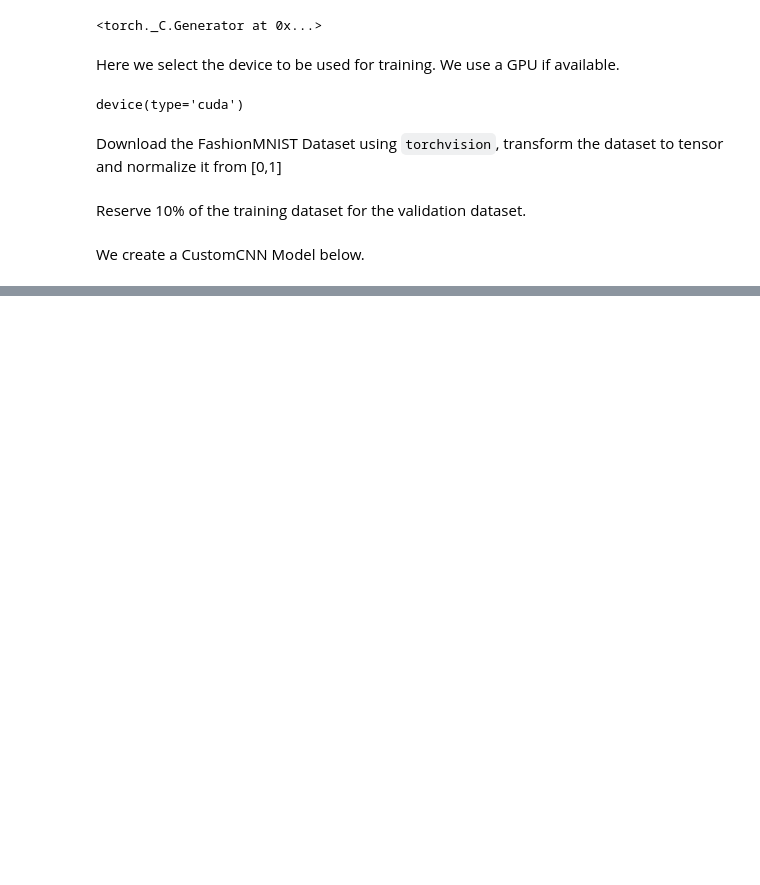
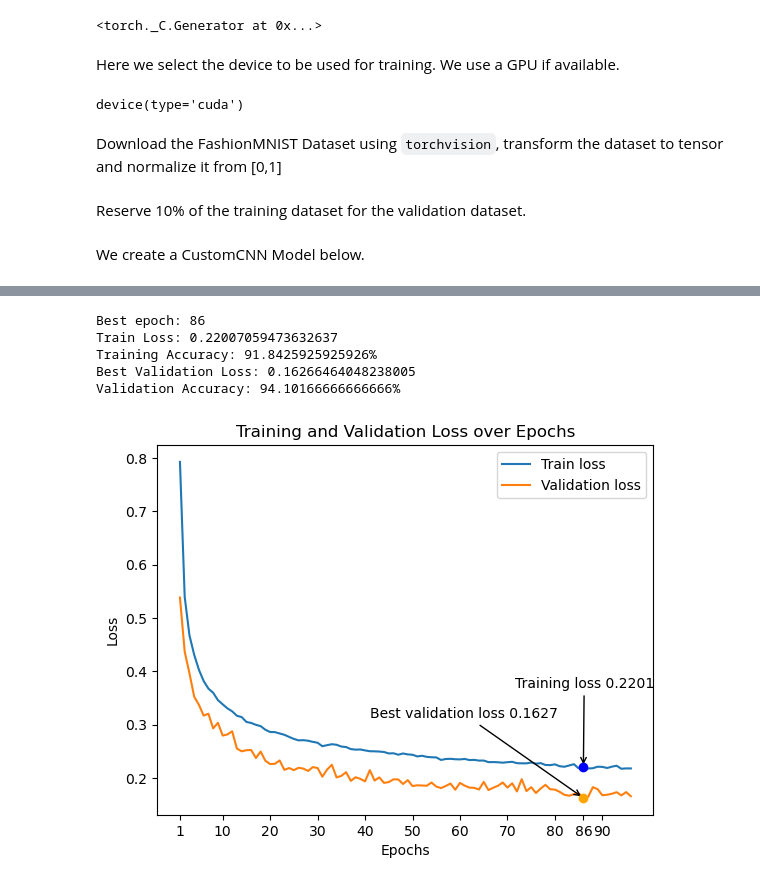
Before and after one commit to JayC-SF/Artificial-Intelligence-Labs, a Jupyter notebook: major-assignments/assignment2/implementation-q4.ipynb, the cells around one changed output, grey strips where cells are left out. Saved outputs shown, nothing was run; the diff lists cells and outputs as text; code cells hidden in the pictures; blank space fills up the shorter version.

```diff
--- a/major-assignments/assignment2/implementation-q4.ipynb
+++ b/major-assignments/assignment2/implementation-q4.ipynb
@@ -353,7 +357,7 @@ optim = torch.optim.AdamW(model.parameters(), lr, weight_decay=weight_decay)
 loss = nn.CrossEntropyLoss()
 patience = 10
 
-tr_loop = runner(model, optim, loss, train_loader, val_loader, patience)
-runner.train()
+runner2 = Runner(model, optim, loss, train_loader, val_loader, patience)
+runner2.train()
 # %% [output]
 ---- Epoch 1 ----
@@ -375,0 +380,53 @@ Patience counter: 6/10
+# %%
+selected_epoch = runner2.final_epoch-patience
+train_loss = runner2.train_avg_losses[selected_epoch-1]
+train_acc = runner2.train_accs[selected_epoch-1]
+best_val_loss = runner2.val_avg_losses[selected_epoch-1]
+val_acc = runner2.val_accs[selected_epoch-1]
+
+print(f"Best epoch: {selected_epoch}")
+print(f"Train Loss: {train_loss}")
+print(f"Training Accuracy: {train_acc}%")
+print(f"Best Validation Loss: {best_val_loss}")
+print(f"Validation Accuracy: {val_acc}%")
+# %% [output]
+Best epoch: 86
+Train Loss: 0.22007059473632637
+Training Accuracy: 91.8425925925926%
+Best Validation Loss: 0.16266464048238005
+Validation Accuracy: 94.10166666666666%
+# %%
+epochs = [i for i in range(1, runner2.final_epoch+1)]
+xticks = [1]
+for i in epochs:
+    if (i)%10==0 or i == selected_epoch:
+        xticks.append(i)
+
+plt.plot(epochs, runner2.train_avg_losses)
+plt.plot(epochs, runner2.val_avg_losses)
+
+# annotate train_loss
+plt.scatter(selected_epoch, train_loss, color='blue', zorder=5)
+plt.annotate(
+    f'Training loss {train_loss:.4f}',
+    xy=(selected_epoch, train_loss),
+    xytext=(selected_epoch-14.5, train_loss+0.15),
+    arrowprops=dict(arrowstyle='->')
+)
+
+# annotate val_loss
+plt.scatter(selected_epoch, best_val_loss, color='orange', zorder=5)
+plt.annotate(
+    f'Best validation loss {best_val_loss:.4f}',
+    xy=(selected_epoch, best_val_loss),
+    xytext=(selected_epoch-45, best_val_loss+0.15),
+    arrowprops=dict(arrowstyle='->')
+)
+plt.xticks(xticks, xticks)
+plt.xlabel("Epochs")
+plt.ylabel("Loss")
+plt.legend(["Train loss", "Validation loss"])
+plt.title("Training and Validation Loss over Epochs")
+plt.show()
+# %% [output]
+[figure, added]
```
Also changed, not shown: parts of 14 cells of this notebook, 3 other files.
